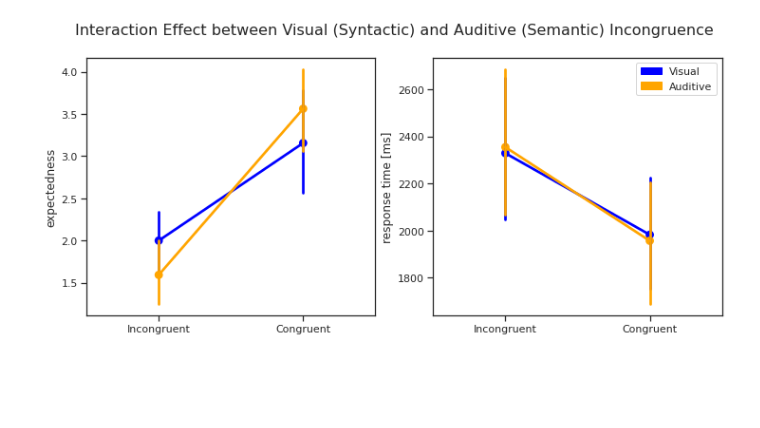
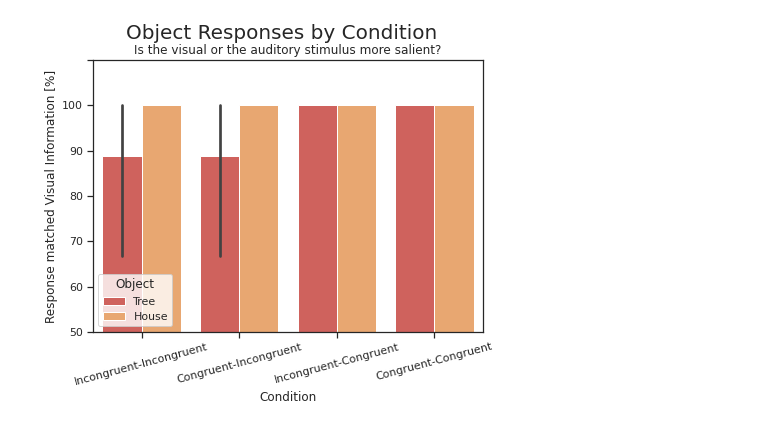
Before and after one commit to emc-vb/EEG-study, a Jupyter notebook: VR_EEG.ipynb, the cells around one changed output. Saved outputs shown, nothing was run; the diff lists cells and outputs as text; code cells hidden in the pictures; blank space fills up the shorter version.

```diff
--- a/VR_EEG.ipynb
+++ b/VR_EEG.ipynb
@@ -119,20 +169,17 @@ plt.show()
-# %%
-
-fig, axes= plt.subplots(nrows=1, ncols=2, figsize=(12,5))
-fig.suptitle('Interaction Effect between Visual (Syntactic) and Auditive (Semantic) Incongruence', fontsize=16)
-
-axes[0] = sns.pointplot(x='Visual', y='Rating', color = "blue", data=df, ax = axes[0])
-axes[0] = sns.pointplot(x='Auditive', y='Rating', color = "orange", data=df, ax = axes[0])
-axes[0].set(xlabel="", ylabel='expectedness')
-
-axes[1] = sns.pointplot(x='Visual', y='ReactionTime', color = "blue", data=df, ax = axes[1])
-axes[1] = sns.pointplot(x='Auditive', y='ReactionTime', color = "orange", data=df, ax = axes[1])
-axes[1].set(xlabel="", ylabel='response time [ms]')
-
-blue_patch = mpatches.Patch(color='blue', label='Visual')
-orange_patch = mpatches.Patch(color='orange', label='Auditive')
-plt.legend(handles=[blue_patch, orange_patch])
-
-plt.show()
-# %% [output]
-[figure, removed]
+# %%
+# Is the visual info or the auditory more salient?
+fig, ax= plt.subplots(nrows=1, ncols=1, figsize=(7,5))
+fig.suptitle('Object Responses by Condition', fontsize=20)
+
+ax = sns.barplot(data=df, x="Condition", y="Correctness", hue="Object", order = box_order)
+ax.set(ylim=(0.5,1.1))
+ax.set(title='Is the visual or the auditory stimulus more salient?', ylabel = 'Response matched Visual Information [%]')
+ticks = [50,60,70, 80,90,100]
+ax.set_yticklabels(ticks)
+ax.set_xticklabels(['Incongruent-Incongruent','Congruent-Incongruent','Incongruent-Congruent','Congruent-Congruent'])
+ax.set_xticklabels(ax.get_xticklabels(), rotation=15)
+
+
+plt.show()
+# %% [output]
+[figure, added]
```
Also changed, not shown: parts of 13 cells of this notebook.
